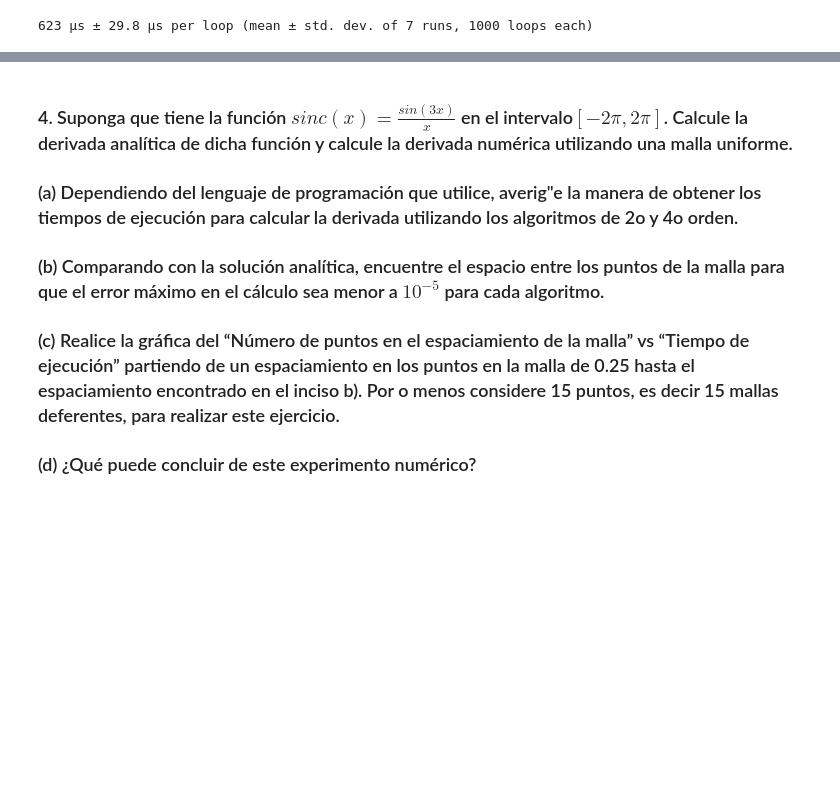
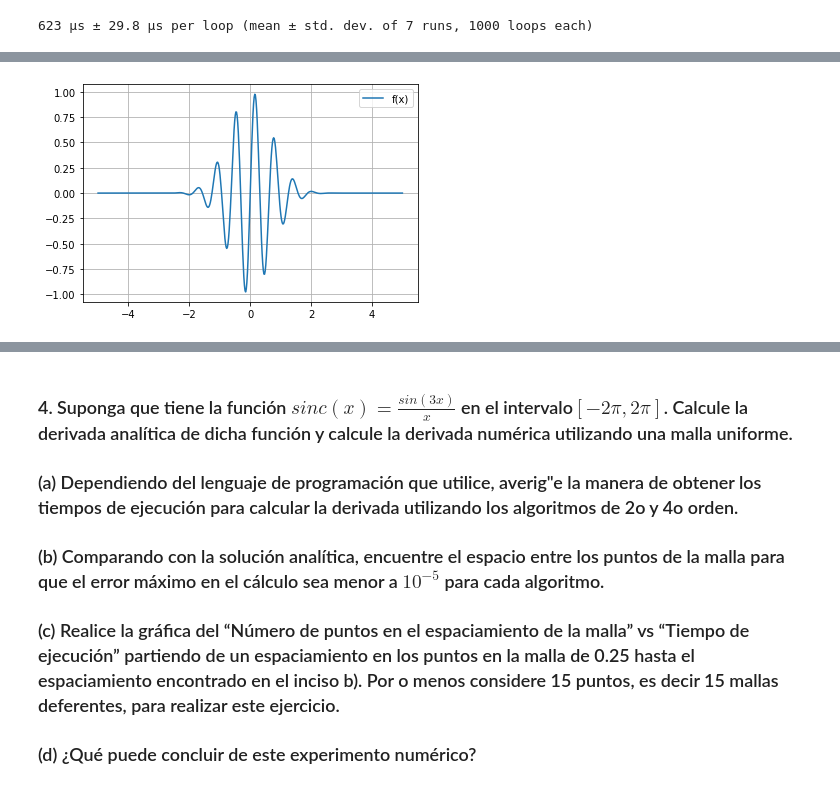
Before and after one commit to marthaaquino/Fisica-computacional, a Jupyter notebook: Tarea1.ipynb, the cells around one changed output, grey strips where cells are left out. Cells and saved outputs as stored; diff of their text form; code cells hidden in the pictures; blank space fills up the shorter version.

```diff
--- a/Tarea1.ipynb
+++ b/Tarea1.ipynb
@@ -297,0 +302,9 @@ plot(x,y_num_deriv,label="f'(x) numérica")
+# %%
+#graficando la primera función de -5 a 5
+x=linspace(-5,5,500)
+y=exp(-(x**2))*sin(10*x)
+plot(x,y,label="f(x)")
+legend(),grid()
+show()
+# %% [output]
+[figure, added]
```
Also changed, not shown: parts of 4 cells of this notebook.
